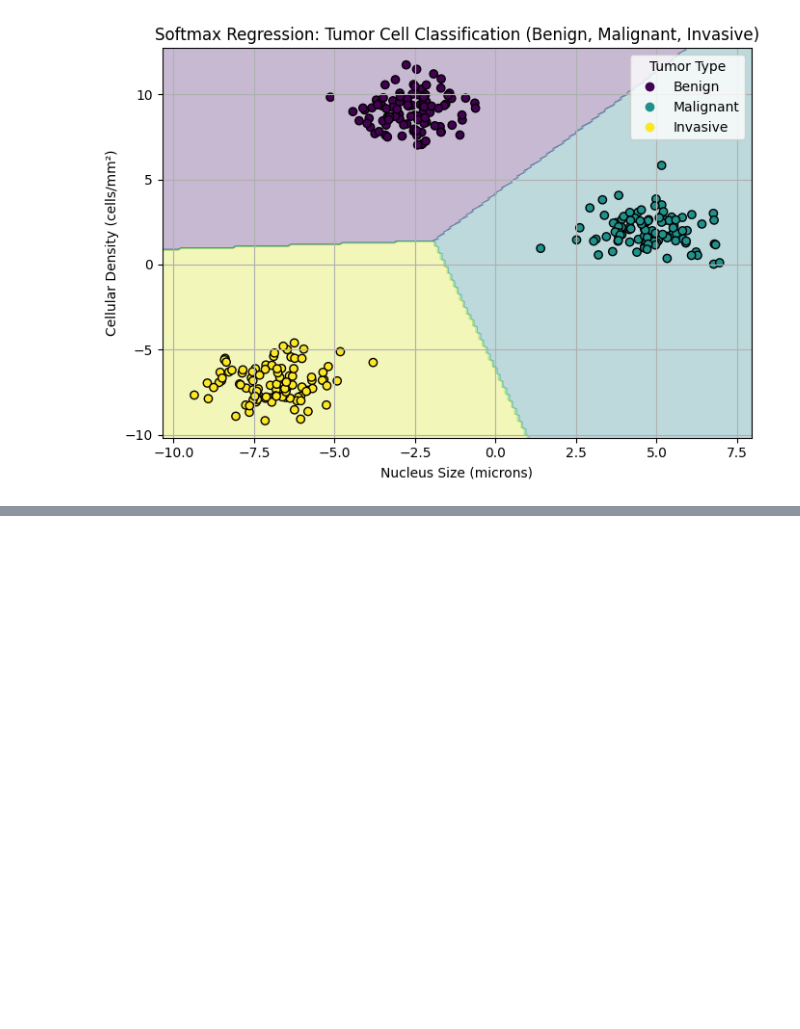
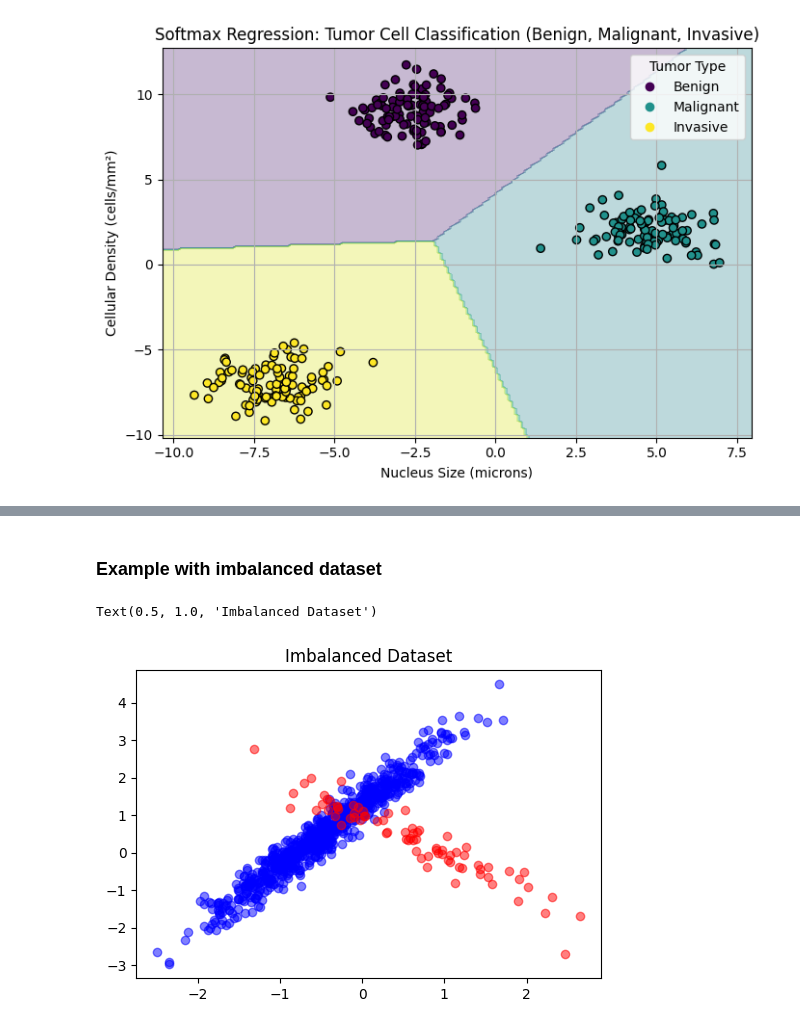
Before and after one commit to ChristinaVlach/Introduction-Statistical-Data-Analysis-Machine-Learning, a Jupyter notebook: classification/classification_linear_models.ipynb, the cells around one changed output, grey strips where cells are left out. Saved outputs shown, nothing was run; the diff lists cells and outputs as text; code cells hidden in the pictures; blank space fills up the shorter version.

Commit message:
updated classification notebooks

```diff
--- a/classification/classification_linear_models.ipynb
+++ b/classification/classification_linear_models.ipynb
@@ -228,0 +281,26 @@ plt.show()
+# %% [markdown]
+### Example with imbalanced dataset
+# %%
+import numpy as np
+import matplotlib.pyplot as plt
+from sklearn.datasets import make_classification
+from sklearn.linear_model import LogisticRegression
+from sklearn.model_selection import train_test_split
+from sklearn.metrics import confusion_matrix, accuracy_score, precision_score, recall_score, f1_score
+import seaborn as sns
+
+# Create an imbalanced dataset
+X, y = make_classification(n_samples=1000, n_features=2, n_informative=2,
+                           n_redundant=0, n_clusters_per_class=1,
+                           weights=[0.9, 0.1], flip_y=0., random_state=42, class_sep=0.5)
+
+# Split the dataset into training and testing sets
+X_train, X_test, y_train, y_test = train_test_split(X, y, test_size=0.2, random_state=42)
+# %%
+plt.figure(figsize=(6, 4))
+plt.scatter(X_train[y_train == 0][:, 0], X_train[y_train == 0][:, 1], color='b', label='Class 0', alpha=0.5)
+plt.scatter(X_train[y_train == 1][:, 0], X_train[y_train == 1][:, 1], color='r', label='Class 1', alpha=0.5)
+plt.title("Imbalanced Dataset")
+# %% [output]
+Text(0.5, 1.0, 'Imbalanced Dataset')
+[figure, added]
```
Also changed, not shown: parts of 11 cells of this notebook, 2 other files.
